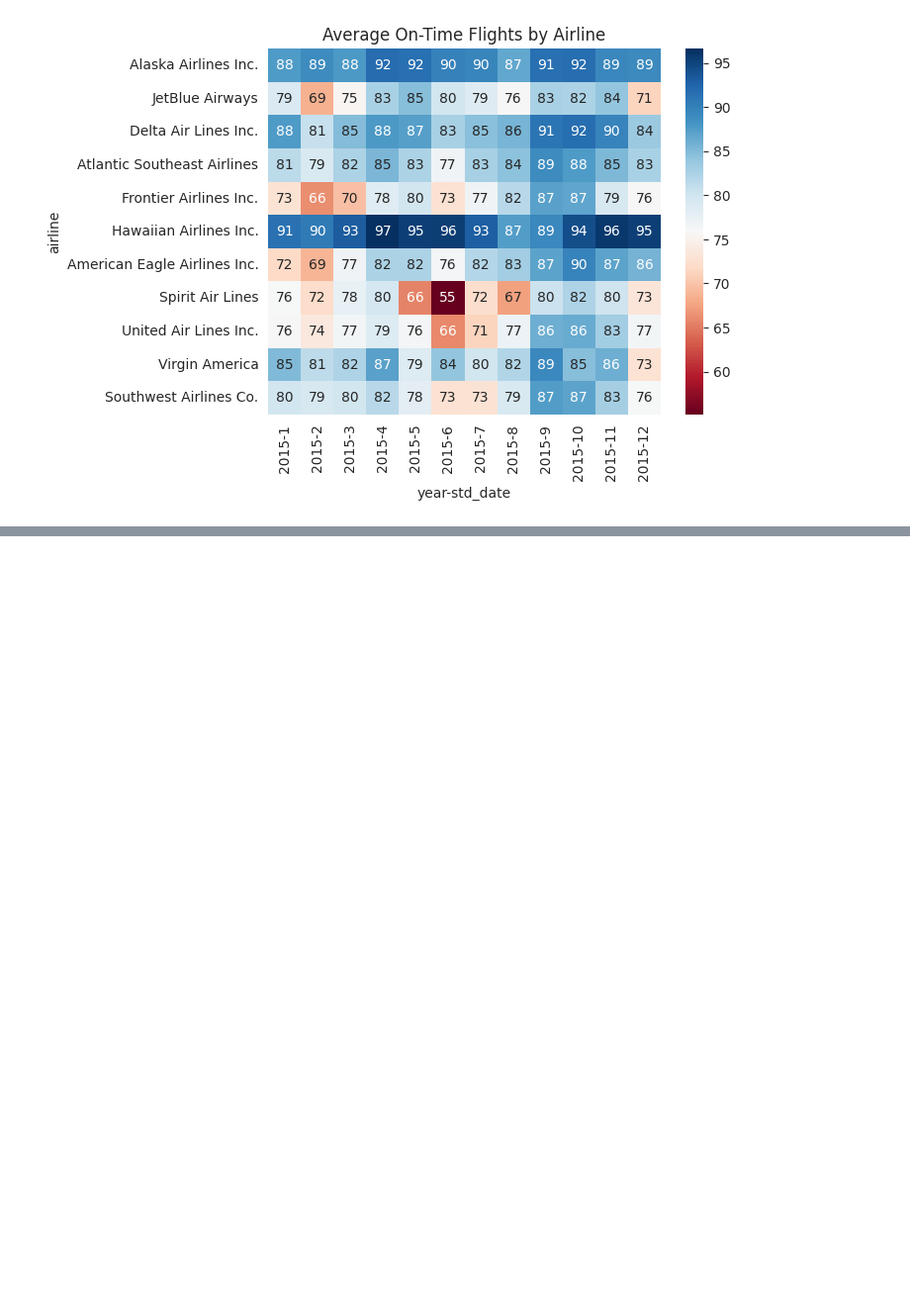
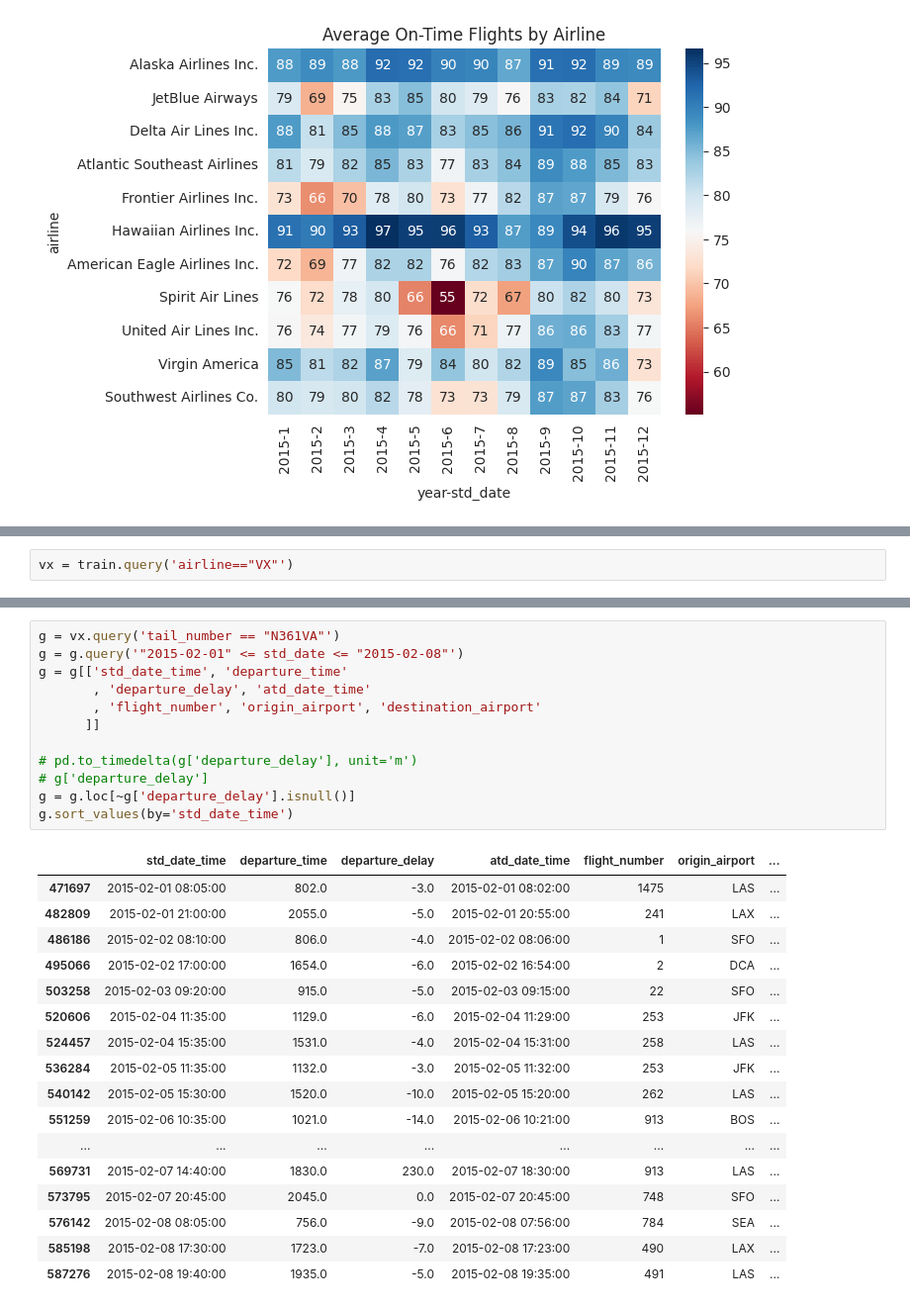
Before and after one commit to cmd-master/airline, a Jupyter notebook: airline-delays.ipynb, the cells around one changed output, grey strips where cells are left out. Shown at 99% size. Drawn from its saved outputs; the diff is of its cells as text; blank space fills up the shorter version.

```diff
--- a/airline-delays.ipynb
+++ b/airline-delays.ipynb
@@ -63,0 +82,2 @@ plt.title('Average On-Time Flights by Airline');
+# %%
+vx = train.query('airline=="VX"')
@@ -63,0 +115,30 @@ plt.title('Average On-Time Flights by Airline');
+# %%
+g = vx.query('tail_number == "N361VA"')
+g = g.query('"2015-02-01" <= std_date <= "2015-02-08"')
+g = g[['std_date_time', 'departure_time'
+       , 'departure_delay', 'atd_date_time'
+       , 'flight_number', 'origin_airport', 'destination_airport'
+      ]]
+
+# pd.to_timedelta(g['departure_delay'], unit='m')
+# g['departure_delay']
+g = g.loc[~g['departure_delay'].isnull()]
+g.sort_values(by='std_date_time')
+# %% [output]
+|  | std_date_time | departure_time | departure_delay | atd_date_time | flight_number | origin_airport | ... |
+| 471697 | 2015-02-01 08:05:00 | 802.0 | -3.0 | 2015-02-01 08:02:00 | 1475 | LAS | ... |
+| 482809 | 2015-02-01 21:00:00 | 2055.0 | -5.0 | 2015-02-01 20:55:00 | 241 | LAX | ... |
+| 486186 | 2015-02-02 08:10:00 | 806.0 | -4.0 | 2015-02-02 08:06:00 | 1 | SFO | ... |
+| 495066 | 2015-02-02 17:00:00 | 1654.0 | -6.0 | 2015-02-02 16:54:00 | 2 | DCA | ... |
+| 503258 | 2015-02-03 09:20:00 | 915.0 | -5.0 | 2015-02-03 09:15:00 | 22 | SFO | ... |
+| 520606 | 2015-02-04 11:35:00 | 1129.0 | -6.0 | 2015-02-04 11:29:00 | 253 | JFK | ... |
+| 524457 | 2015-02-04 15:35:00 | 1531.0 | -4.0 | 2015-02-04 15:31:00 | 258 | LAS | ... |
+| 536284 | 2015-02-05 11:35:00 | 1132.0 | -3.0 | 2015-02-05 11:32:00 | 253 | JFK | ... |
+| 540142 | 2015-02-05 15:30:00 | 1520.0 | -10.0 | 2015-02-05 15:20:00 | 262 | LAS | ... |
+| 551259 | 2015-02-06 10:35:00 | 1021.0 | -14.0 | 2015-02-06 10:21:00 | 913 | BOS | ... |
+| ... | ... | ... | ... | ... | ... | ... | ... |
+| 569731 | 2015-02-07 14:40:00 | 1830.0 | 230.0 | 2015-02-07 18:30:00 | 913 | LAS | ... |
+| 573795 | 2015-02-07 20:45:00 | 2045.0 | 0.0 | 2015-02-07 20:45:00 | 748 | SFO | ... |
+| 576142 | 2015-02-08 08:05:00 | 756.0 | -9.0 | 2015-02-08 07:56:00 | 784 | SEA | ... |
+| 585198 | 2015-02-08 17:30:00 | 1723.0 | -7.0 | 2015-02-08 17:23:00 | 490 | LAX | ... |
+| 587276 | 2015-02-08 19:40:00 | 1935.0 | -5.0 | 2015-02-08 19:35:00 | 491 | LAS | ... |
```
Also changed, not shown: parts of 10 cells of this notebook.
